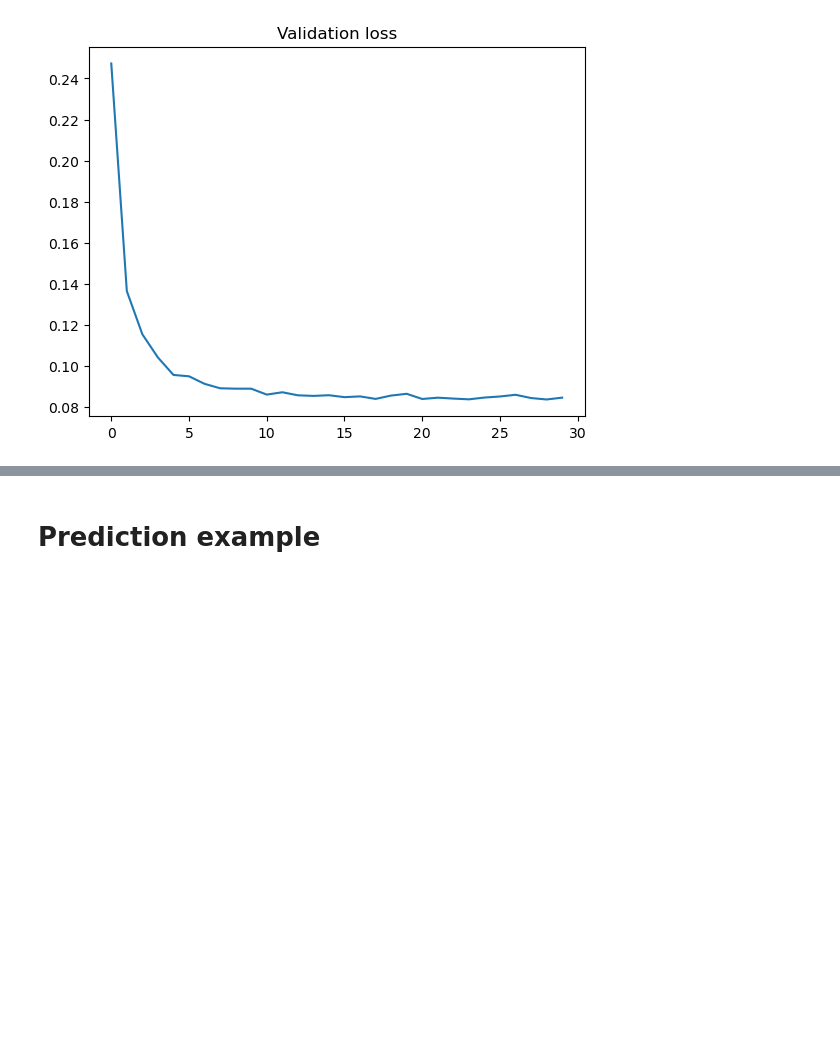
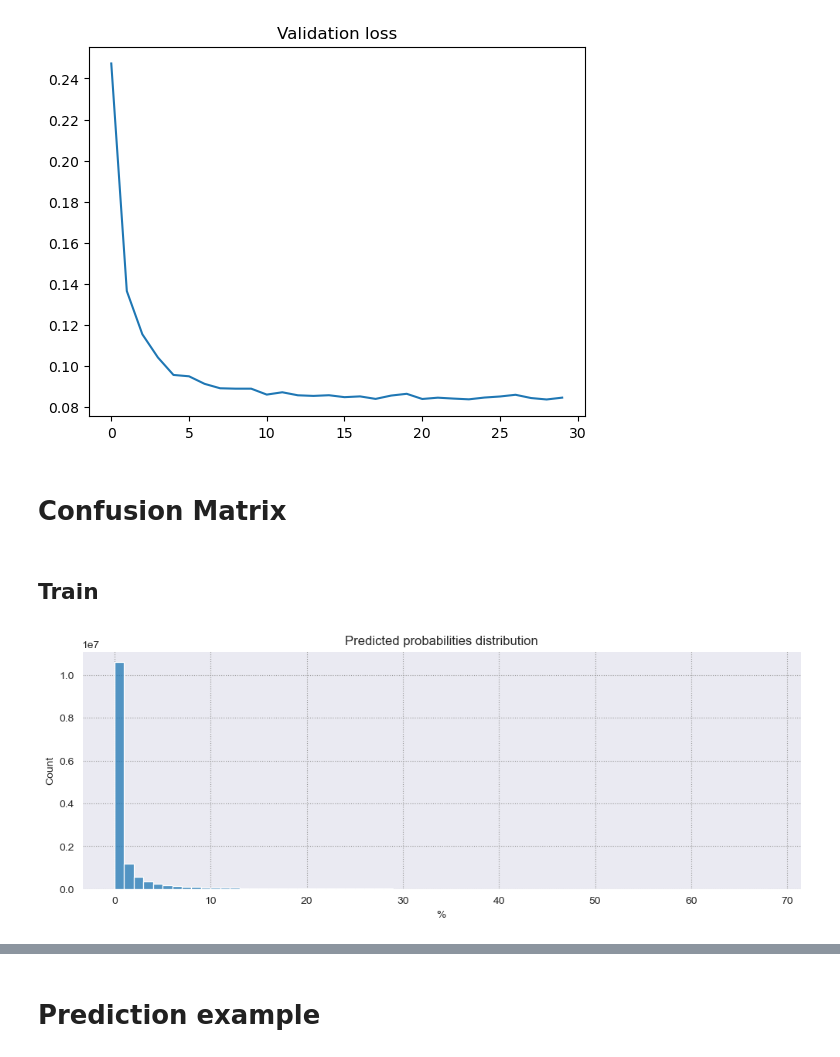
Before and after one commit to Giovanni3A/deforestation_forecast, a Jupyter notebook: 3_model_train.ipynb, the cells around one changed output, grey strips where cells are left out. Saved outputs shown, nothing was run; the diff lists cells and outputs as text; code cells hidden in the pictures; blank space fills up the shorter version.

```diff
--- a/3_model_train.ipynb
+++ b/3_model_train.ipynb
@@ -581,6 +583,7 @@ base_train_err = 0
 for inputs, labels in trainloader:
     y_pred = torch.tensor(np.zeros(labels.shape)).to(dev)
     y_pred[:, 0, :, :] = 1
+    break
     base_train_err += ce_loss(input=y_pred, target=labels)
 base_train_err = base_train_err / len(trainloader)
 
@@ -779,3 +784,5 @@ plt.show()
 # %% [output]
 [figure]
 [figure]
+# %% [markdown]
+# Confusion Matrix
@@ -781,0 +792,23 @@ plt.show()
+# %% [markdown]
+## Train
+# %%
+# get prediction values as binary
+y_true = []
+y_pred = []
+for inputs, labels in trainloader:
+    y_hat = model(inputs).detach()
+    y_true.append(labels[:, 1, :, :].cpu())
+    y_pred.append(softmax_(y_hat)[:, 1, :, :].cpu())
+# %%
+# flatten
+y_true = np.concatenate(y_true).flatten()
+y_pred = np.concatenate(y_pred).flatten()
+# %%
+# get predictions distribution
+fig, ax = plt.subplots(figsize=(12, 4))
+sns.histplot(100*y_pred, binwidth=1, ax=ax)
+ax.set_title("Predicted probabilities distribution")
+ax.set_xlabel("%")
+plt.show()
+# %% [output]
+[figure, added]
```
Also changed, not shown: parts of 13 cells of this notebook.
